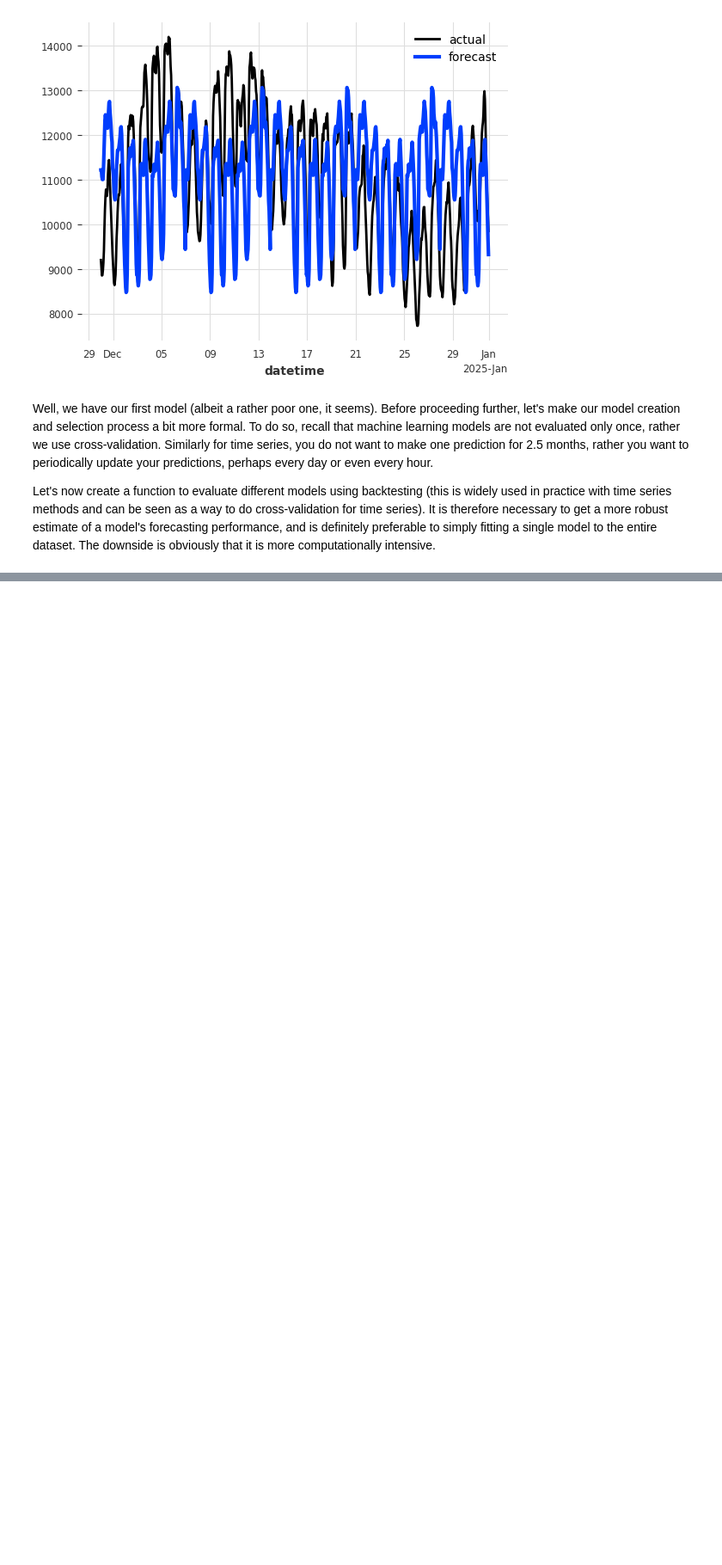
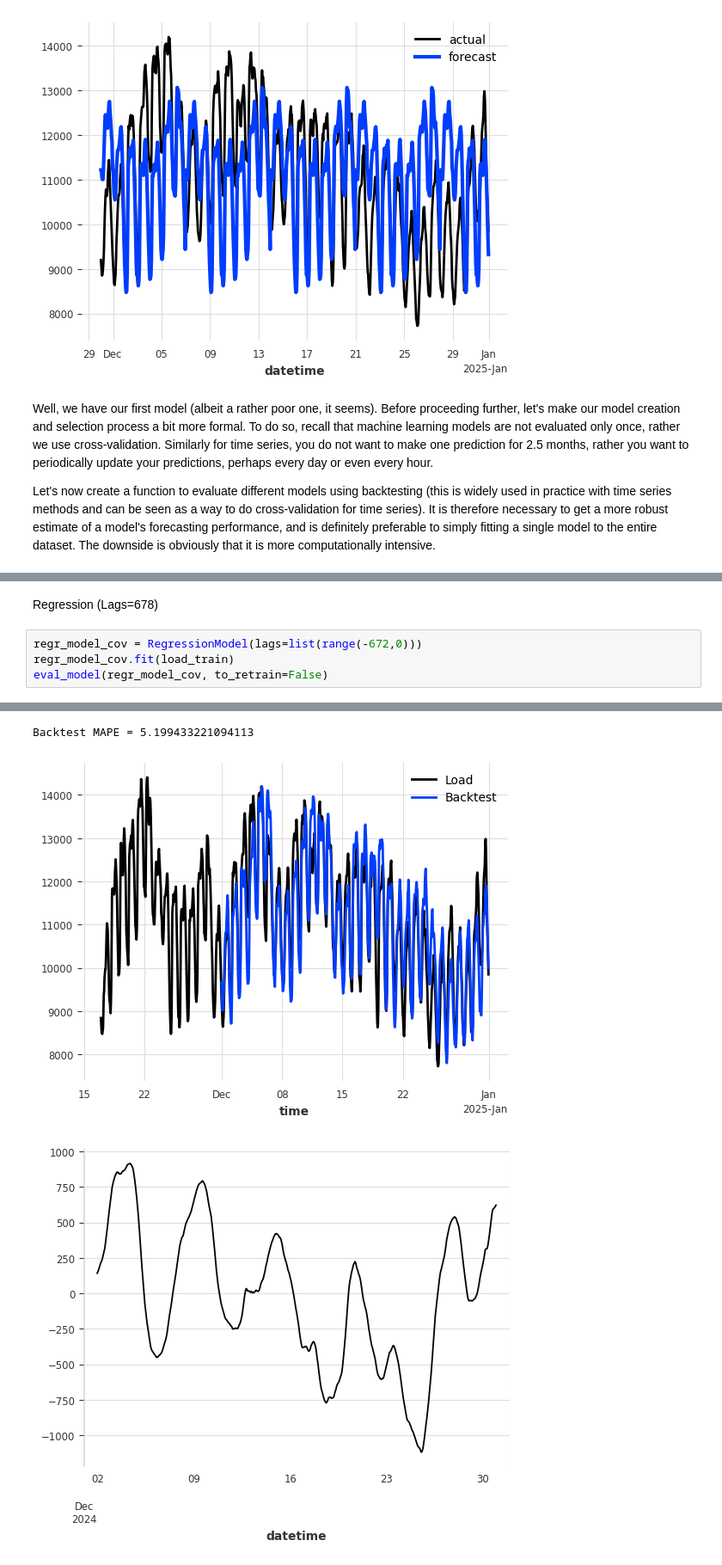
Before and after one commit to jakfar/Project, a Jupyter notebook: Preprocess jakfar.ipynb, the cells around one changed output, grey strips where cells are left out. Shown at 86% size. Drawn from its saved outputs; the diff is of its cells as text; blank space fills up the shorter version.

```diff
--- a/Preprocess jakfar.ipynb
+++ b/Preprocess jakfar.ipynb
@@ -233,0 +273,7 @@ DeprecationWarning: `TimeSeries.pd_series()` is deprecated and will be removed i
+# %% [markdown]
+Regression (Lags=678)
+# %%
+regr_model_cov = RegressionModel(lags=list(range(-672,0)))
+regr_model_cov.fit(load_train)
+eval_model(regr_model_cov, to_retrain=False)
+# %% [output]
@@ -233,0 +281,3 @@ DeprecationWarning: `TimeSeries.pd_series()` is deprecated and will be removed i
+Backtest MAPE = 5.199433221094113
+[figure, added]
+[figure, added]
```
Also changed, not shown: parts of 15 cells of this notebook.
